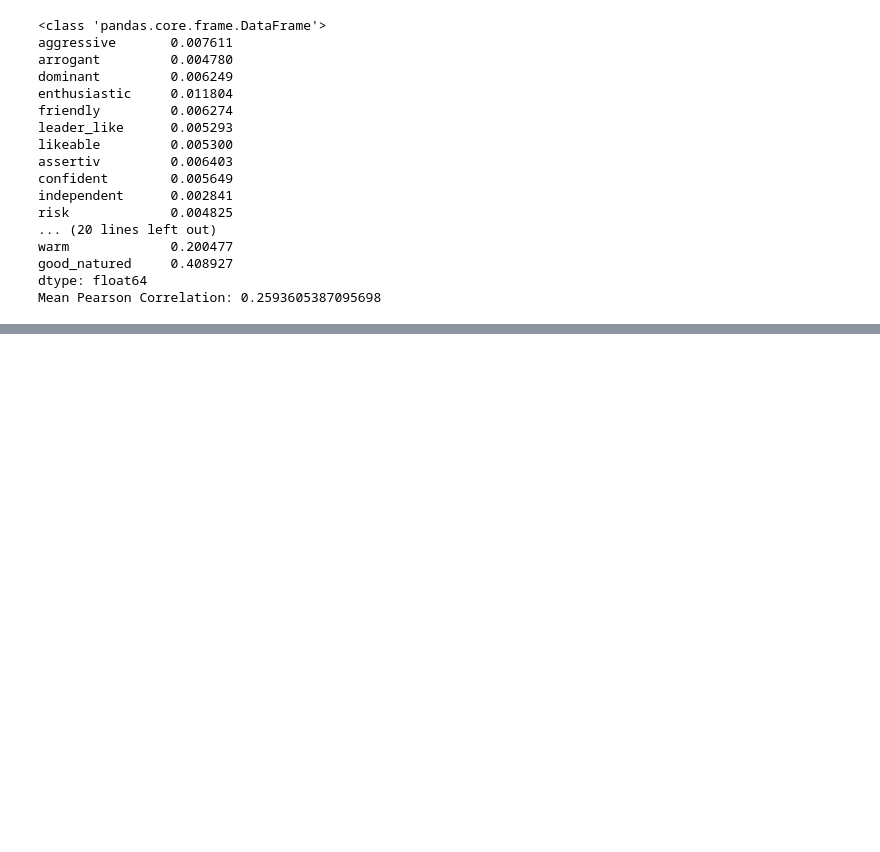
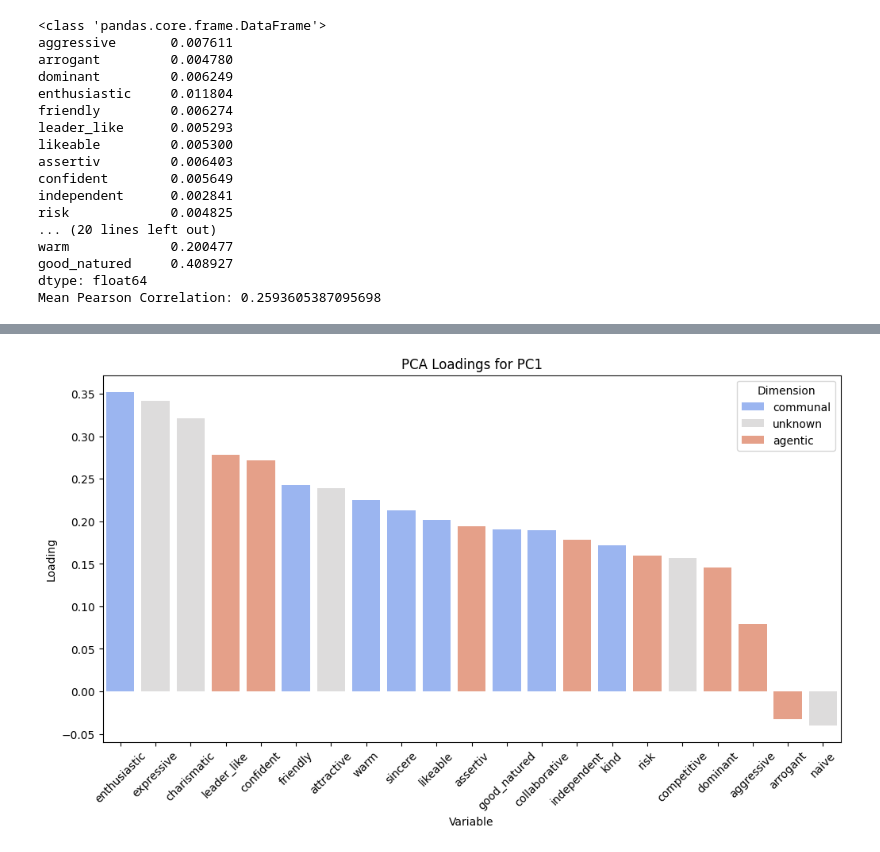
Before and after one commit to imartinf/MuSe-2024-THAU, a Jupyter notebook: notebooks/label_analysis.ipynb, the cells around one changed output, grey strips where cells are left out. Saved outputs shown, nothing was run; the diff lists cells and outputs as text; code cells hidden in the pictures; blank space fills up the shorter version.

```diff
--- a/notebooks/label_analysis.ipynb
+++ b/notebooks/label_analysis.ipynb
@@ -616,0 +765,20 @@ We can see that the inverse transform of the predicted PCA labels performs decen
+# %%
+# PCA 1D model
+pca_1d = PCA(n_components=1)
+pca_1d.fit(train_labels.drop(columns="subj_id"))
+
+# Plot the loadings as a bar plot, colored by the dimension, and sorted by the loading value
+loadings_1d = pca_1d.components_[0]
+loadings_df = pd.DataFrame(loadings_1d, index=train_labels.drop(columns="subj_id").columns, columns=['Loading'])
+loadings_df['Dimension'] = loadings_df.index.map(variable_to_dimension)
+loadings_df = loadings_df.sort_values(by='Loading', ascending=False)
+
+plt.figure(figsize=(12, 6))
+sns.barplot(x=loadings_df.index, y=loadings_df['Loading'], hue=loadings_df['Dimension'], palette='coolwarm')
+plt.xlabel('Variable')
+plt.xticks(rotation=45)
+plt.ylabel('Loading')
+plt.title('PCA Loadings for PC1')
+plt.show()
+# %% [output]
+[figure, added]
```
Also changed, not shown: parts of 46 cells of this notebook, 10 other files.
